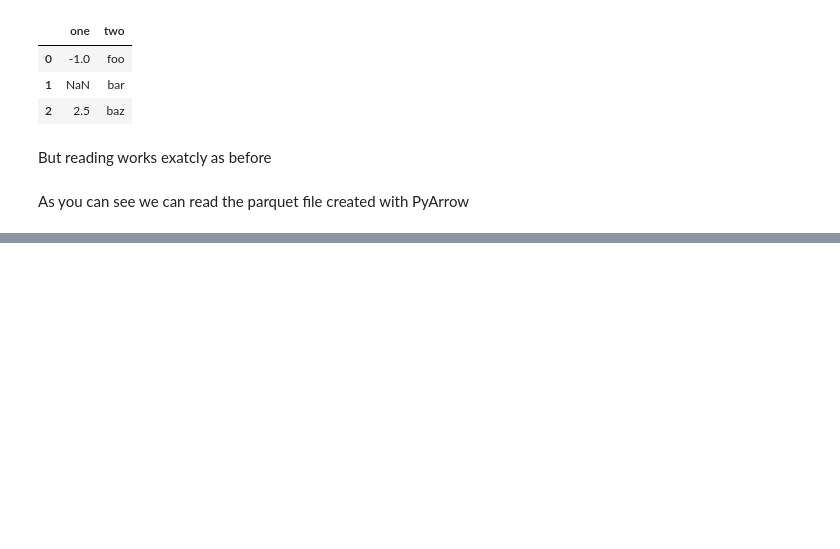
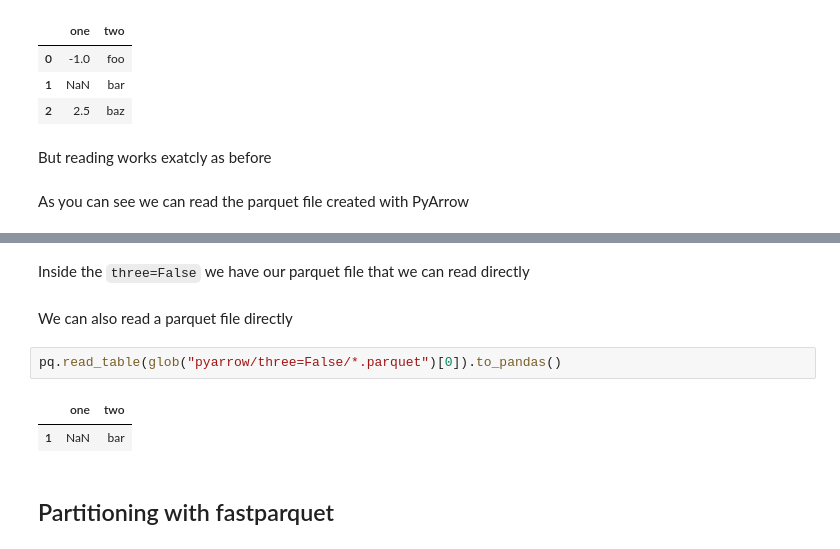
Before and after one commit to barrachri/pyarrow_fastparquet, a Jupyter notebook: pyarrow_fastparquet.ipynb, the cells around one changed output, grey strips where cells are left out. Drawn from its saved outputs; the diff is of its cells as text; blank space fills up the shorter version.

```diff
--- a/pyarrow_fastparquet.ipynb
+++ b/pyarrow_fastparquet.ipynb
@@ -174,0 +223,11 @@ As you can see we can read the parquet file created with PyArrow
+# %% [markdown]
+Inside the `three=False` we have our parquet file that we can read directly
+# %% [markdown]
+We can also read a parquet file directly
+# %%
+pq.read_table(glob("pyarrow/three=False/*.parquet")[0]).to_pandas()
+# %% [output]
+|  | one | two |
+| 1 | NaN | bar |
+# %% [markdown]
+## Partitioning with fastparquet
```
Also changed, not shown: parts of 58 cells of this notebook, 2 other files.
